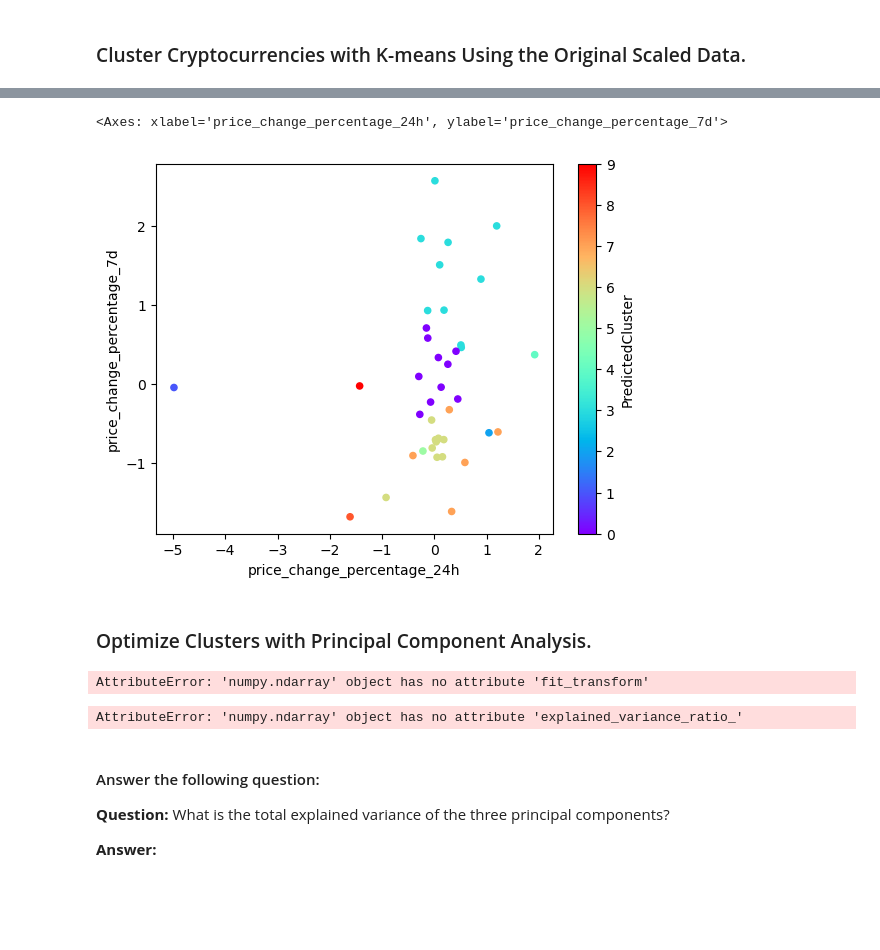
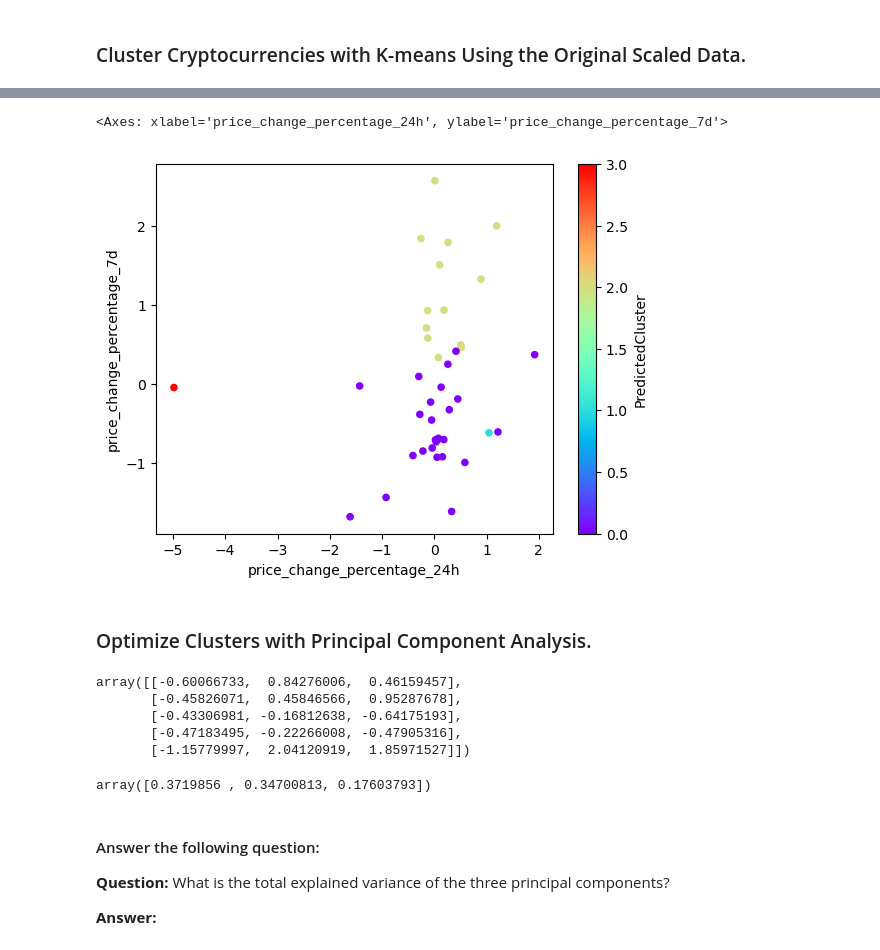
Before and after one commit to shawnakumar/CryptoClustering, a Jupyter notebook: Crypto_Clustering_starter_code.ipynb, the cells around one changed output, grey strips where cells are left out. Cells and saved outputs as stored; diff of their text form; code cells hidden in the pictures; blank space fills up the shorter version.

```diff
--- a/Crypto_Clustering_starter_code.ipynb
+++ b/Crypto_Clustering_starter_code.ipynb
@@ -131,10 +98,7 @@ memory usage: 2.6+ KB
 # market_data_scaled_df = StandardScaler().fit_transform[market_data_df]
 
 # Scaling the numeric columns: 'Fresh', 'Milk', 'Grocery', 'Frozen', 'Detergents_Paper', 'Delicassen' columns
-df_market_data_scaled=StandardScaler().fit_transform(df_crypto_market_data[['price_change_percentage_24h', 'price_change_percentage_7d',
-       'price_change_percentage_14d', 'price_change_percentage_30d',
-       'price_change_percentage_60d', 'price_change_percentage_200d',
-       'price_change_percentage_1y']])
+df_market_data_scaled=StandardScaler().fit_transform(df_crypto_market_data)
 # Display the arrays.
 df_market_data_scaled
 # %% [output]
@@ -157,23 +121,14 @@ array([[ 5.08529366e-01,  4.93193071e-01,  7.72200433e-01,
         -1.32481673e-01]])
 # %%
 # Create a DataFrame with the scaled data
-df_market_data_transformed = pd.DataFrame(df_market_data_scaled, columns=['price_change_percentage_24h', 'price_change_percentage_7d',
-       'price_change_percentage_14d', 'price_change_percentage_30d',
-       'price_change_percentage_60d', 'price_change_percentage_200d',
-       'price_change_percentage_1y'])
-
-# # Copy the crypto names from the original data
-# market_data_transformed = pd.DataFrame(market_data_scaled_df, columns=['price_change_percentage_24h', 'price_change_percentage_7d',
-#        'price_change_percentage_14d', 'price_change_percentage_30d',
-#        'price_change_percentage_60d', 'price_change_percentage_200d',
-#        'price_change_percentage_1y'])
+market_data_scaled= pd.DataFrame(df_market_data_scaled, columns=df_crypto_market_data.columns)
 
 # Copy the index (coin_id) from the original DataFrame to the new DataFrame
-df_market_data_transformed.index = df_crypto_market_data.index
+market_data_scaled['coin_id']= df_crypto_market_data.index
 
 # Set the coinid column as index
-#market_data_df.set_index('coin_id', inplace=True)
+market_data_scaled.set_index('coin_id', inplace=True)
 
 # Display sample data
-print(df_market_data_transformed.head(10))
+market_data_scaled.head(10)
 # %% [output]
@@ -273,12 +223,11 @@ array([3, 3, 6, 6, 3, 3, 3, 3, 0, 0, 7, 6, 6, 3, 0, 0, 6, 0, 3, 6, 7, 3,
       dtype=int32)
 # %%
-
 # Create a copy of the DataFrame to avoid modifying the original DataFrame directly
-df_market_data_with_clusters = df_market_data_transformed.copy()
+df_market_data_predictions = market_data_scaled.copy()
 # %%
 # Add a new column to the DataFrame with the predicted clusters
-df_market_data_with_clusters["PredictedCluster"] = predictions
+df_market_data_predictions["PredictedCluster"] = predictions
 
 # Display sample data with the new predicted cluster column
-print(df_market_data_with_clusters.head())
+df_market_data_predictions.head()
 # %% [output]
@@ -302,13 +241,13 @@ bitcoin-cash                   -0.270317                 3
 # %%
-df_market_data_with_clusters.plot.scatter(
+df_market_data_predictions.plot.scatter(
     x="price_change_percentage_24h",
     y="price_change_percentage_7d",
     c="PredictedCluster",
     colormap="rainbow"
 )
 # %% [output]
 <Axes: xlabel='price_change_percentage_24h', ylabel='price_change_percentage_7d'>
-[figure, old version]
+[figure, new version]
 # %% [markdown]
 ### Optimize Clusters with Principal Component Analysis.
 # %%
@@ -316,17 +255,21 @@ df_market_data_with_clusters.plot.scatter(
 PCA_model = PCA(n_components=3)
 # %%
 # Use the PCA model with `fit_transform` on the original scaled DataFrame to reduce to three principal components.
-PCA_model = PCA_model.fit_transform(df_market_data_scaled)
+Market_PCA_Data = PCA_model.fit_transform(df_market_data_scaled)
 
 # View the first five rows of the DataFrame.
-PCA_model[:5]
+Market_PCA_Data[:5]
 # %% [output]
-AttributeError: 'numpy.ndarray' object has no attribute 'fit_transform'
+array([[-0.60066733,  0.84276006,  0.46159457],
+       [-0.45826071,  0.45846566,  0.95287678],
+       [-0.43306981, -0.16812638, -0.64175193],
+       [-0.47183495, -0.22266008, -0.47905316],
+       [-1.15779997,  2.04120919,  1.85971527]])
 # %%
-# Retrieve the explained variance to determine how much information  can be attributed to each principal component.
-explained_variance = PCA_model.explained_variance_ratio_
+# Retrieve the explained variance to determine how much information can be attributed to each principal component.
+PCA_model.explained_variance_ratio_
 # %% [output]
-AttributeError: 'numpy.ndarray' object has no attribute 'explained_variance_ratio_'
+array([0.3719856 , 0.34700813, 0.17603793])
 # %% [markdown]
 #### Answer the following question:
 
```
Also changed, not shown: parts of 18 cells of this notebook.
